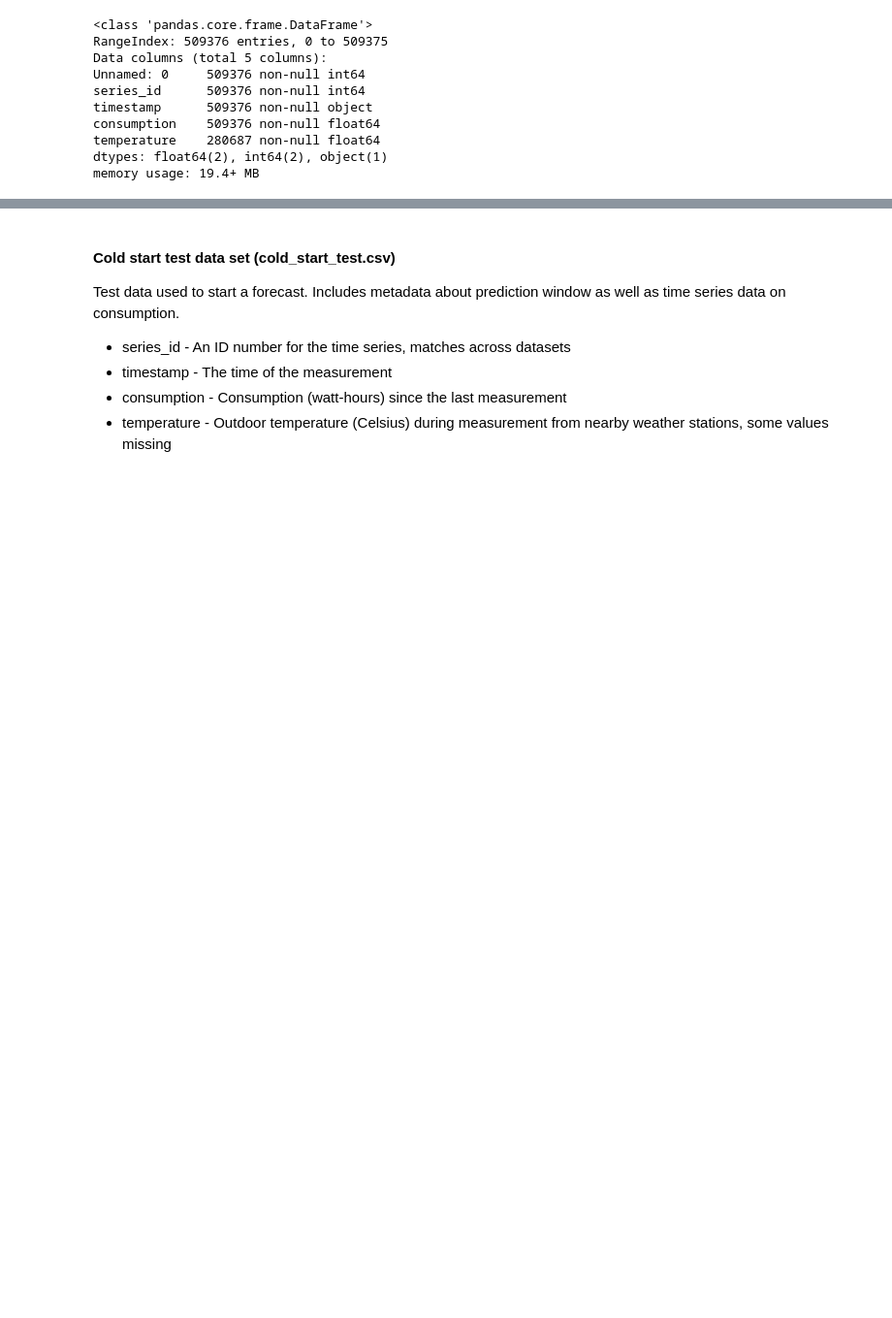
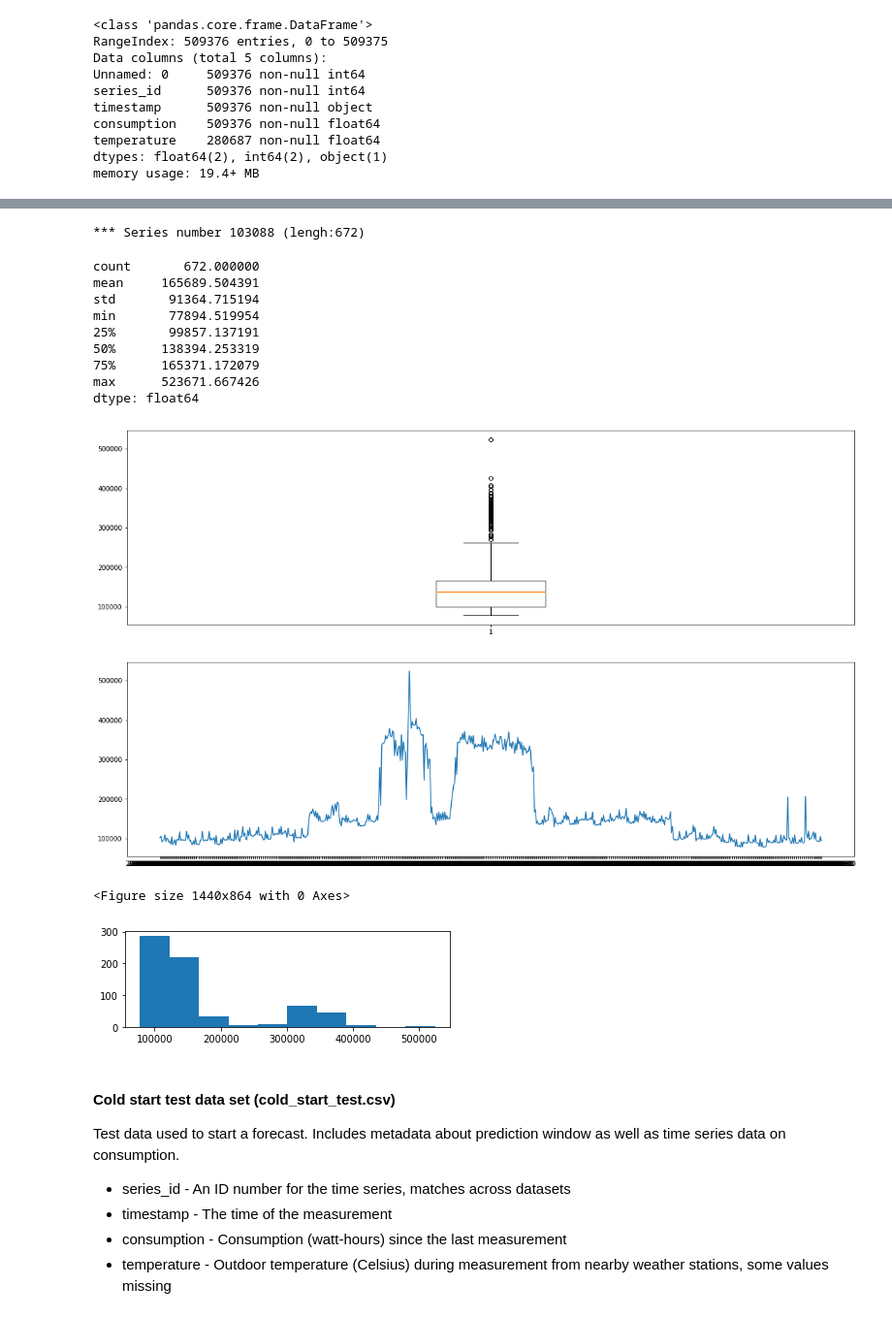
Before and after one commit to cmc265/Energy_Forecasting, a Jupyter notebook: notebooks/Energy Predictions - EDA.ipynb, the cells around one changed output, grey strips where cells are left out. Shown at 97% size. Drawn from its saved outputs; the diff is of its cells as text; code cells hidden in the pictures; blank space fills up the shorter version.

```diff
--- a/notebooks/Energy Predictions - EDA.ipynb
+++ b/notebooks/Energy Predictions - EDA.ipynb
@@ -75,7 +78,7 @@ df_i = 0
 for i in csv_data_sets:
     try:
         data_file = raw_data_directory + i
-        df_list.append(pd.read_csv(data_file))
+        df_list.append(pd.read_csv(data_file, header = 0, parse_dates = True, squeeze = True))
         print("Energy Forecasting data files {} has {} samples with {} features each".format(data_file, *df_list[df_i].shape))
     except:
         print("Energy Forecasting data files {} could not be loaded. Is the dataset missing?".format(data_file))
@@ -128,3 +131,7 @@ consumption    509376 non-null float64
 temperature    280687 non-null float64
 dtypes: float64(2), int64(2), object(1)
 memory usage: 19.4+ MB
+# %%
+# display the number of series/buildings in the training set
+serie_list = train_df['series_id'].unique()
+len(serie_list)
@@ -130,0 +140,4 @@ memory usage: 19.4+ MB
+# %%
+# display the length of each series
+df = train_df.groupby(['series_id'])
+df.count().head()
@@ -131,3 +152,36 @@ memory usage: 19.4+ MB
+# %%
+for i in serie_list[:1]:
+    ts = pd.Series(df.get_group(i)['consumption'].values, index=df.get_group(i)['timestamp'])
+    print("*** Series number {} (lengh:{})".format(i,len(ts)))
+    display(ts.describe())
+
+    fig = plt.figure(figsize = (20,12))
+    plt.subplot(211)
+    plt.boxplot(ts)
+    plt.show()
+    fig = plt.figure(figsize = (20,12))
+    plt.subplot(212)
+    plt.plot(ts)
+    fig = plt.figure(figsize = (20,12))
+    plt.show()
+    plt.subplot(211)
+    plt.hist(ts)
+    plt.show()
+# %% [output]
+*** Series number 103088 (lengh:672)
+count       672.000000
+mean     165689.504391
+std       91364.715194
+min       77894.519954
+25%       99857.137191
+50%      138394.253319
+75%      165371.172079
+max      523671.667426
+dtype: float64
+[figure, added]
+[figure, added]
+<Figure size 1440x864 with 0 Axes>
+[figure, added]
 # %% [markdown]
 #### Cold start test data set (cold_start_test.csv)
 
```
Also changed, not shown: parts of 3 cells of this notebook.
